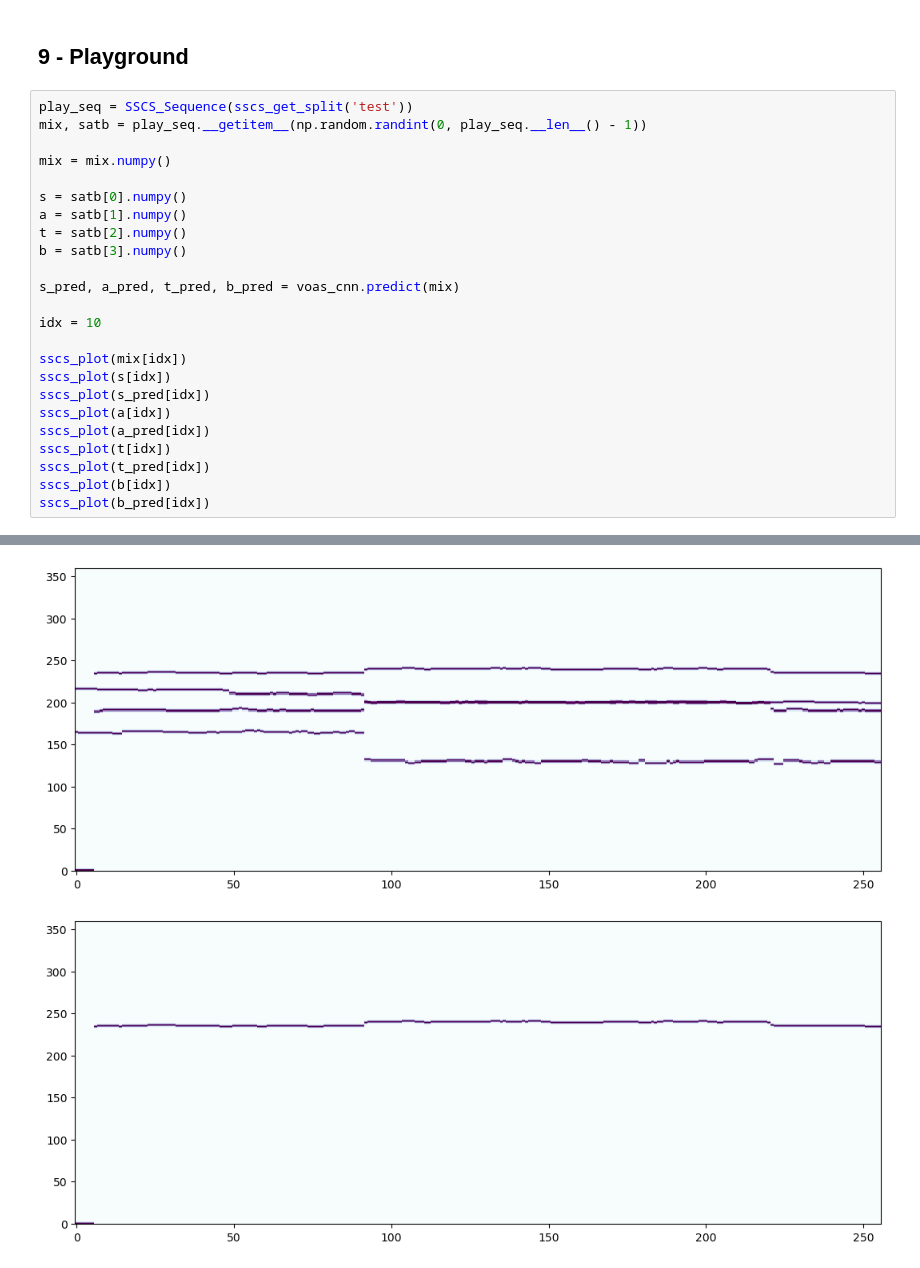
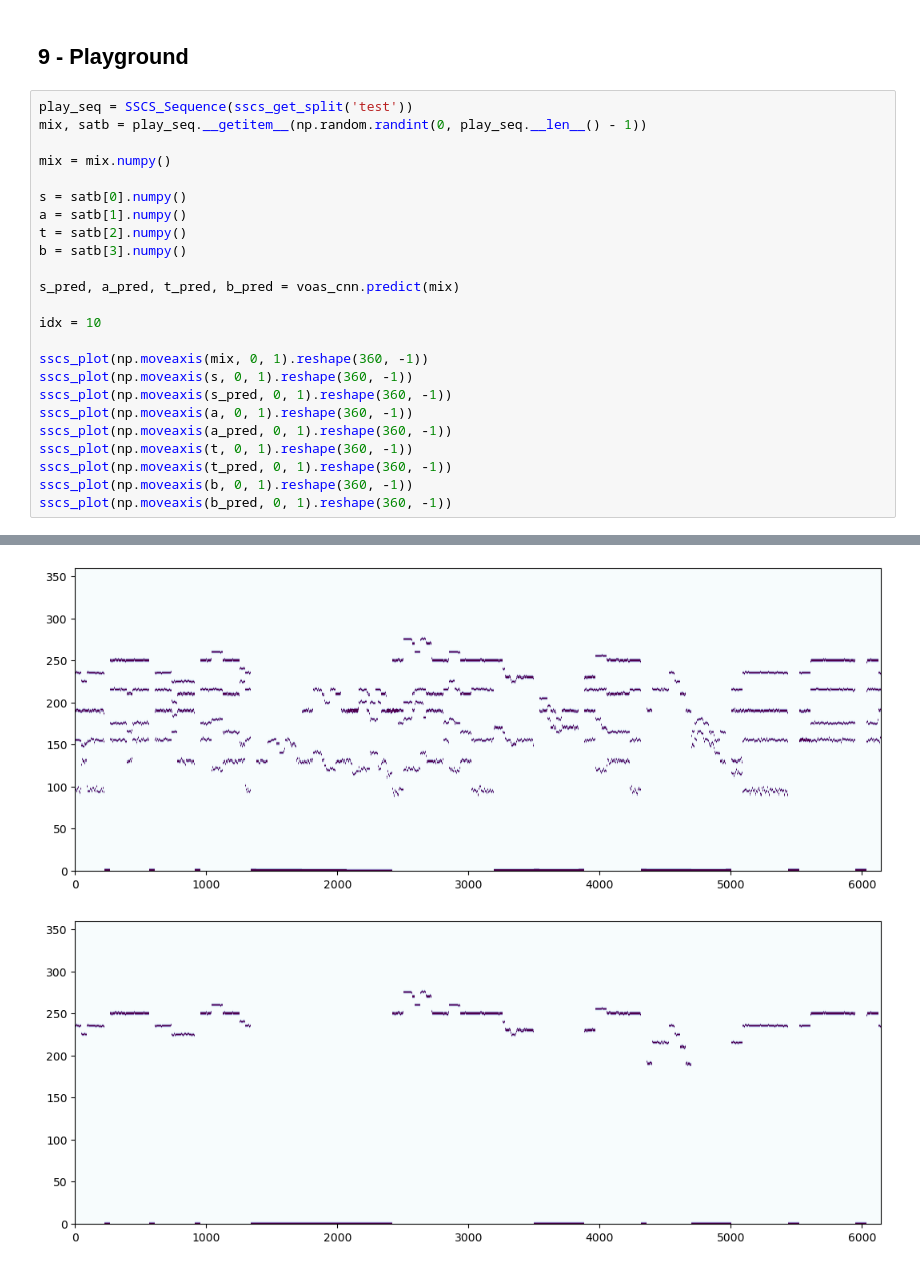
Before and after one commit to Xornotor/VocalAssignment-SSCS, a Jupyter notebook: SSCS_Training.ipynb, the cells around one changed output, grey strips where cells are left out. Cells and saved outputs as stored; diff of their text form.

Commit message:
SSCS_Training plot updates, sscs.py midi updates

```diff
--- a/SSCS_Training.ipynb
+++ b/SSCS_Training.ipynb
@@ -500,13 +502,13 @@ s_pred, a_pred, t_pred, b_pred = voas_cnn.predict(mix)
 
 idx = 10
 
-sscs_plot(mix[idx])
-sscs_plot(s[idx])
-sscs_plot(s_pred[idx])
-sscs_plot(a[idx])
-sscs_plot(a_pred[idx])
-sscs_plot(t[idx])
-sscs_plot(t_pred[idx])
-sscs_plot(b[idx])
-sscs_plot(b_pred[idx])
+sscs_plot(np.moveaxis(mix, 0, 1).reshape(360, -1))
+sscs_plot(np.moveaxis(s, 0, 1).reshape(360, -1))
+sscs_plot(np.moveaxis(s_pred, 0, 1).reshape(360, -1))
+sscs_plot(np.moveaxis(a, 0, 1).reshape(360, -1))
+sscs_plot(np.moveaxis(a_pred, 0, 1).reshape(360, -1))
+sscs_plot(np.moveaxis(t, 0, 1).reshape(360, -1))
+sscs_plot(np.moveaxis(t_pred, 0, 1).reshape(360, -1))
+sscs_plot(np.moveaxis(b, 0, 1).reshape(360, -1))
+sscs_plot(np.moveaxis(b_pred, 0, 1).reshape(360, -1))
 # %% [output]
@@ -514,2 +516,2 @@ sscs_plot(b_pred[idx])
-[figure, old version]
+[figure, new version]
-[figure, old version]
+[figure, new version]
```
Also changed, not shown: parts of 5 cells of this notebook, 1 other file.
